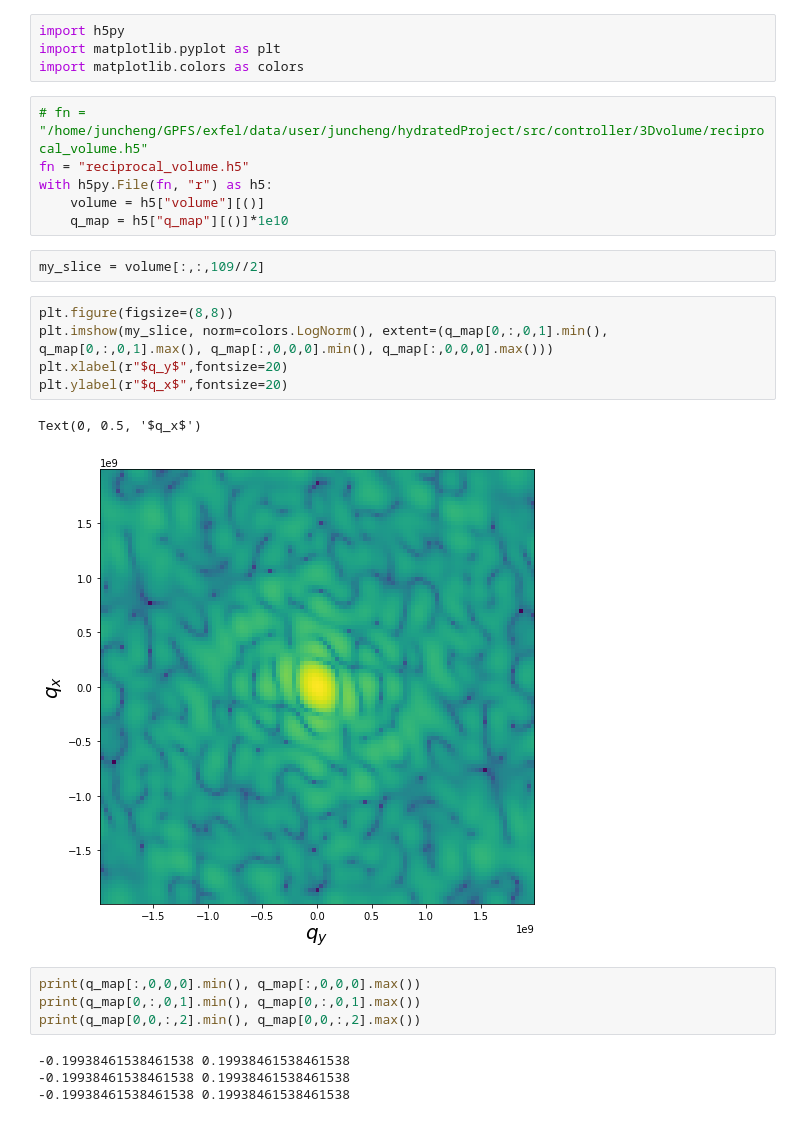
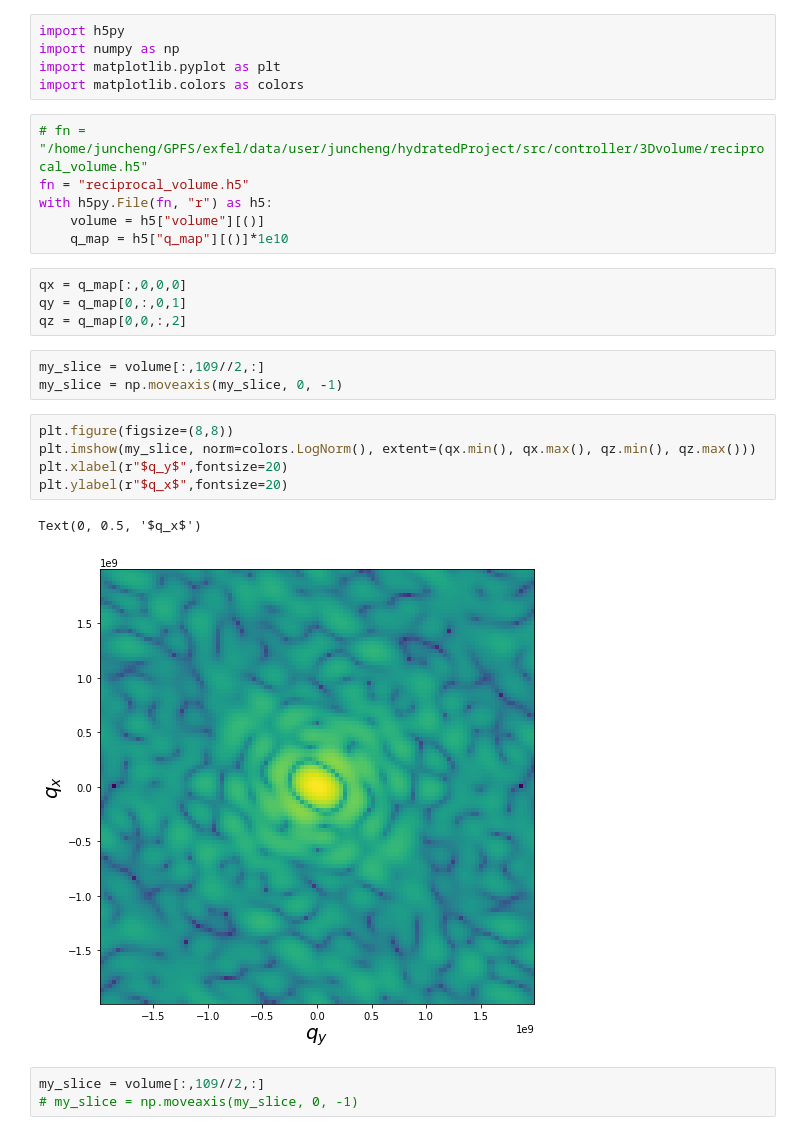
Before and after one commit to JunCEEE/sgeom, a Jupyter notebook: plot_reciprocal.ipynb, the cells around one changed output. Drawn from its saved outputs; the diff is of its cells as text.

```diff
--- a/plot_reciprocal.ipynb
+++ b/plot_reciprocal.ipynb
@@ -1,5 +1,6 @@
 # %%
 import h5py
+import numpy as np
 import matplotlib.pyplot as plt
 import matplotlib.colors as colors
 # %%
@@ -8,21 +9,21 @@ fn = "reciprocal_volume.h5"
 with h5py.File(fn, "r") as h5:
     volume = h5["volume"][()]
     q_map = h5["q_map"][()]*1e10
+# %%
+qx = q_map[:,0,0,0]
+qy = q_map[0,:,0,1]
+qz = q_map[0,0,:,2]
 # %%
-my_slice = volume[:,:,109//2]
+my_slice = volume[:,109//2,:]
+my_slice = np.moveaxis(my_slice, 0, -1)
 # %%
 plt.figure(figsize=(8,8))
-plt.imshow(my_slice, norm=colors.LogNorm(), extent=(q_map[0,:,0,1].min(), q_map[0,:,0,1].max(), q_map[:,0,0,0].min(), q_map[:,0,0,0].max()))
+plt.imshow(my_slice, norm=colors.LogNorm(), extent=(qx.min(), qx.max(), qz.min(), qz.max()))
 plt.xlabel(r"$q_y$",fontsize=20)
 plt.ylabel(r"$q_x$",fontsize=20)
 # %% [output]
 Text(0, 0.5, '$q_x$')
-[figure, old version]
+[figure, new version]
-# %%
-print(q_map[:,0,0,0].min(), q_map[:,0,0,0].max())
-print(q_map[0,:,0,1].min(), q_map[0,:,0,1].max())
-print(q_map[0,0,:,2].min(), q_map[0,0,:,2].max())
-# %% [output]
--0.19938461538461538 0.19938461538461538
--0.19938461538461538 0.19938461538461538
--0.19938461538461538 0.19938461538461538
+# %%
+my_slice = volume[:,109//2,:]
+# my_slice = np.moveaxis(my_slice, 0, -1)
```
Also changed, not shown: parts of 1 cell of this notebook, 1 other file.
